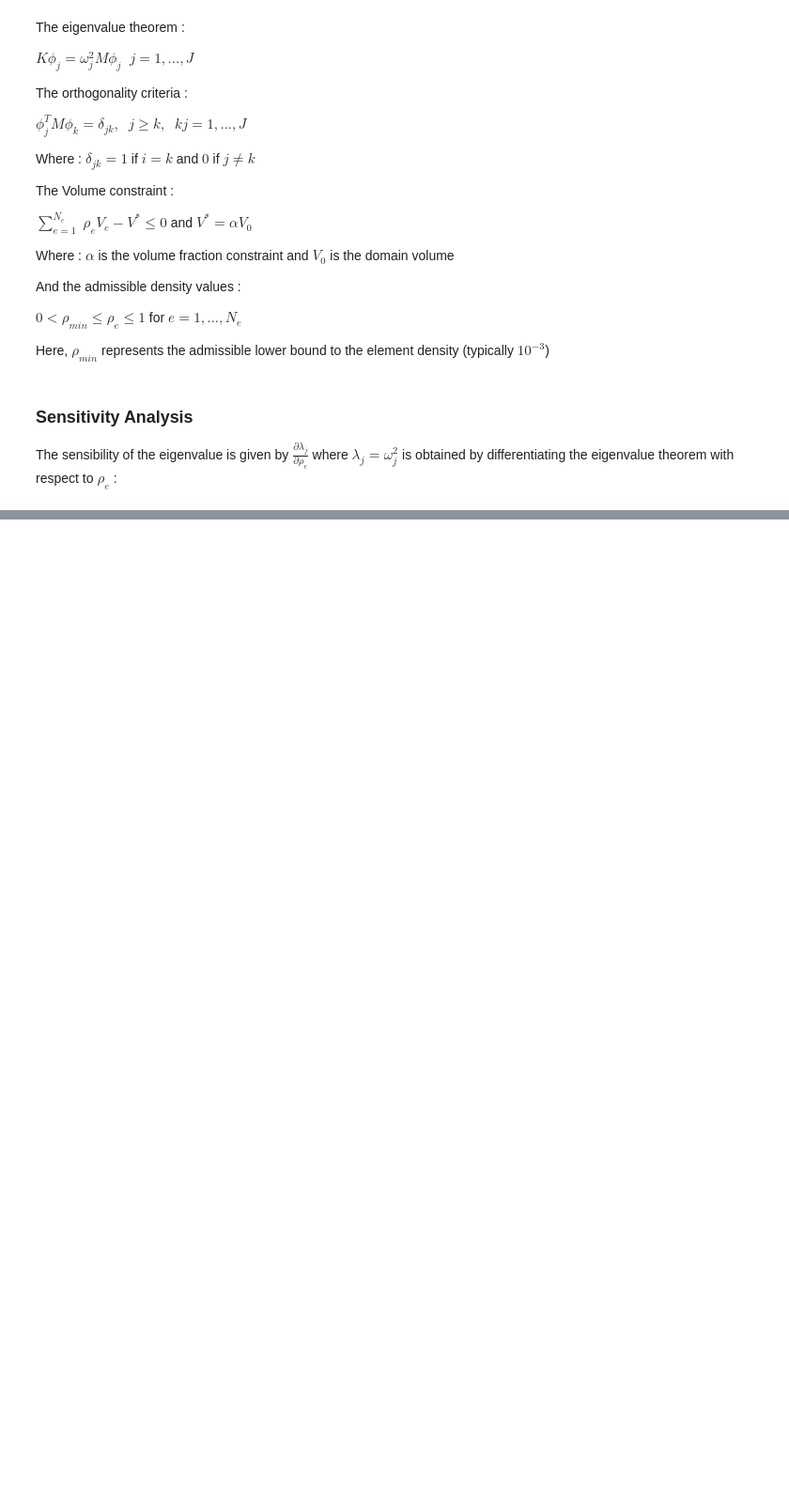
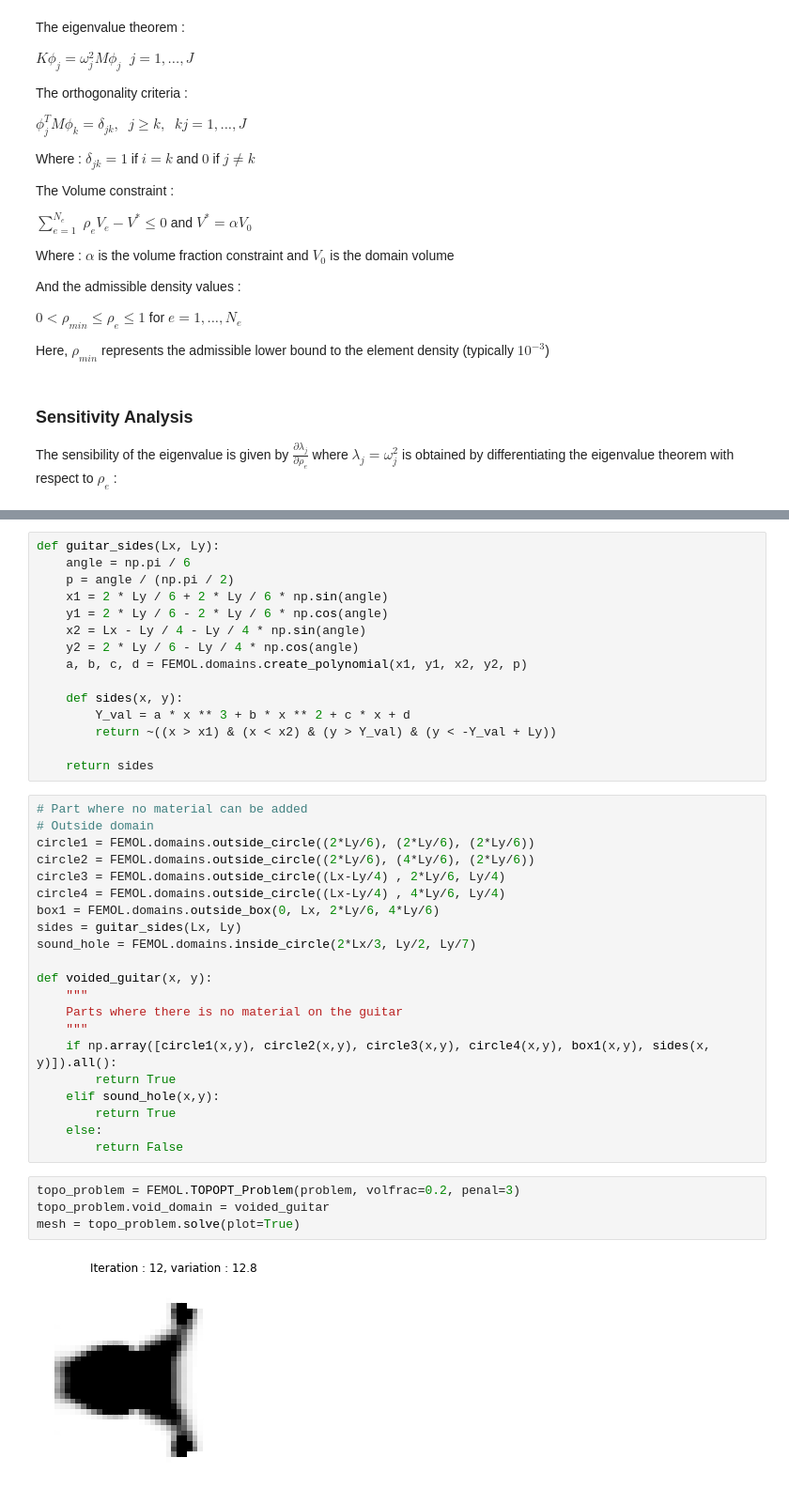
Before and after one commit to olivecha/FEMOL, a Jupyter notebook: DEV_Notebook.ipynb, the cells around one changed output, grey strips where cells are left out. Shown: that part at 94% size. Drawn from its saved outputs; the diff is of its cells as text; blank space fills up the shorter version.

```diff
--- a/DEV_Notebook.ipynb
+++ b/DEV_Notebook.ipynb
@@ -80,0 +125,42 @@ The sensibility of the eigenvalue is given by $\frac{\partial \lambda_j}{\partia
+# %%
+def guitar_sides(Lx, Ly):
+    angle = np.pi / 6
+    p = angle / (np.pi / 2)
+    x1 = 2 * Ly / 6 + 2 * Ly / 6 * np.sin(angle)
+    y1 = 2 * Ly / 6 - 2 * Ly / 6 * np.cos(angle)
+    x2 = Lx - Ly / 4 - Ly / 4 * np.sin(angle)
+    y2 = 2 * Ly / 6 - Ly / 4 * np.cos(angle)
+    a, b, c, d = FEMOL.domains.create_polynomial(x1, y1, x2, y2, p)
+
+    def sides(x, y):
+        Y_val = a * x ** 3 + b * x ** 2 + c * x + d
+        return ~((x > x1) & (x < x2) & (y > Y_val) & (y < -Y_val + Ly))
+
+    return sides
+# %%
+# Part where no material can be added
+# Outside domain
+circle1 = FEMOL.domains.outside_circle((2*Ly/6), (2*Ly/6), (2*Ly/6))
+circle2 = FEMOL.domains.outside_circle((2*Ly/6), (4*Ly/6), (2*Ly/6))
+circle3 = FEMOL.domains.outside_circle((Lx-Ly/4) , 2*Ly/6, Ly/4)
+circle4 = FEMOL.domains.outside_circle((Lx-Ly/4) , 4*Ly/6, Ly/4)
+box1 = FEMOL.domains.outside_box(0, Lx, 2*Ly/6, 4*Ly/6)
+sides = guitar_sides(Lx, Ly)
+sound_hole = FEMOL.domains.inside_circle(2*Lx/3, Ly/2, Ly/7)
+
+def voided_guitar(x, y):
+    """
+    Parts where there is no material on the guitar
+    """
+    if np.array([circle1(x,y), circle2(x,y), circle3(x,y), circle4(x,y), box1(x,y), sides(x, y)]).all():
+        return True
+    elif sound_hole(x,y):
+        return True
+    else:
+        return False
+# %%
+topo_problem = FEMOL.TOPOPT_Problem(problem, volfrac=0.2, penal=3)
+topo_problem.void_domain = voided_guitar
+mesh = topo_problem.solve(plot=True)
+# %% [output]
+[figure, added]
```
Also changed, not shown: parts of 4 cells of this notebook, 1 other file.
